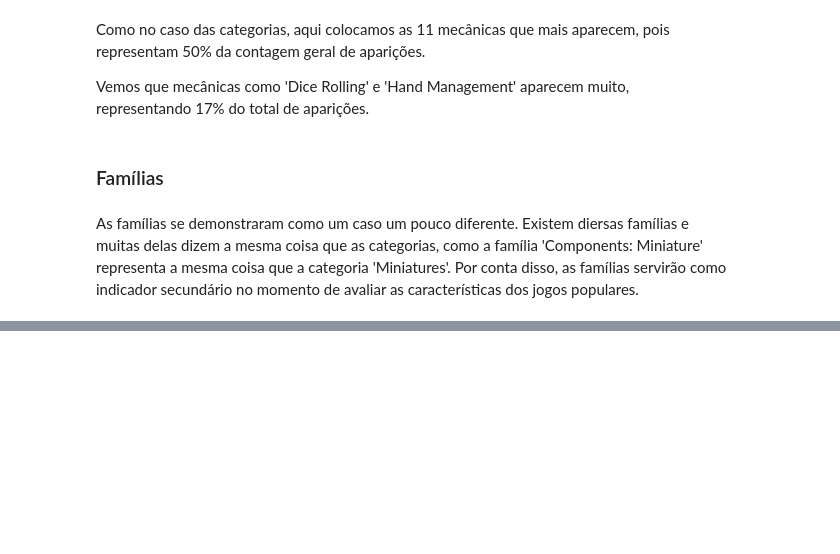
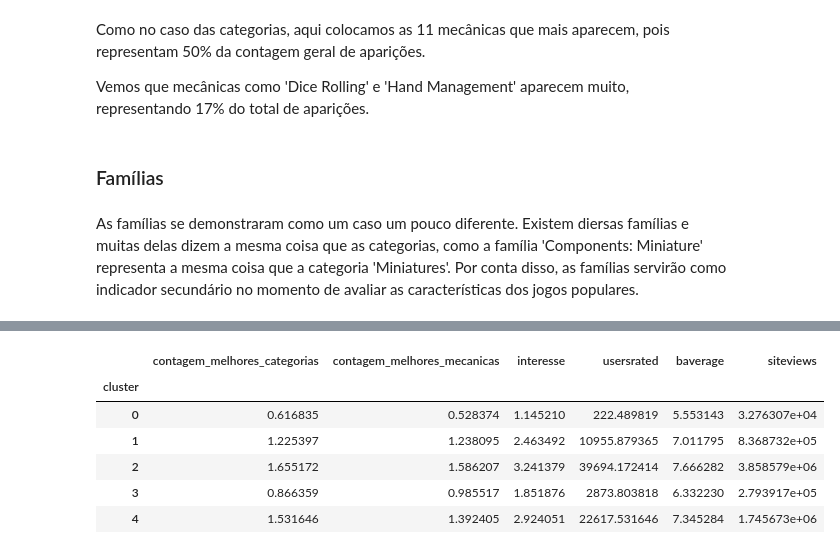
Before and after one commit to enzo-giannoni/Treinamento-1, a Jupyter notebook: storytelling-enzo.ipynb, the cells around one changed output, grey strips where cells are left out. Saved outputs shown, nothing was run; the diff lists cells and outputs as text; code cells hidden in the pictures; blank space fills up the shorter version.

```diff
--- a/storytelling-enzo.ipynb
+++ b/storytelling-enzo.ipynb
@@ -344,6 +348,7 @@ fig_familia.show()
 # %%
-melhores_categorias = category_count2e4['feature'].head(3).copy()
-melhores_mecanicas = mechanic_count2e4['feature'].head().copy()
+# Pegando as 6 melhores categorias e 4 melhores mecanicas
+melhores_categorias = category_count2e4['feature'].head(6).copy()
+melhores_mecanicas = mechanic_count2e4['feature'].head(4).copy()
 # %%
 def conta_melhores_categorias(features: list) -> int:
     contador = 0
@@ -360,4 +365,5 @@ def conta_melhores_mecanicas(features: list) -> int:
     return contador
 # %%
 df_filtrado['contagem_melhores_categorias'] = df_filtrado['boardgamecategory'].apply(conta_melhores_categorias)
-df_filtrado.head()
+df_filtrado['contagem_melhores_mecanicas'] = df_filtrado['boardgamemechanic'].apply(conta_melhores_mecanicas)
+df_filtrado['interesse'] = df_filtrado['contagem_melhores_categorias'] + df_filtrado['contagem_melhores_mecanicas']
@@ -370,0 +370,10 @@ df_filtrado.head()
+# %%
+df_filtrado[['contagem_melhores_categorias', 'contagem_melhores_mecanicas', 'interesse', 'usersrated', 'cluster', 'baverage', 'siteviews']].groupby(by=['cluster']).mean()
+# %% [output]
+|  | contagem_melhores_categorias | contagem_melhores_mecanicas | interesse | usersrated | baverage | siteviews |
+| cluster |  |  |  |  |  |  |
+| 0 | 0.616835 | 0.528374 | 1.145210 | 222.489819 | 5.553143 | 3.276307e+04 |
+| 1 | 1.225397 | 1.238095 | 2.463492 | 10955.879365 | 7.011795 | 8.368732e+05 |
+| 2 | 1.655172 | 1.586207 | 3.241379 | 39694.172414 | 7.666282 | 3.858579e+06 |
+| 3 | 0.866359 | 0.985517 | 1.851876 | 2873.803818 | 6.332230 | 2.793917e+05 |
+| 4 | 1.531646 | 1.392405 | 2.924051 | 22617.531646 | 7.345284 | 1.745673e+06 |
```
Also changed, not shown: parts of 5 cells of this notebook.
